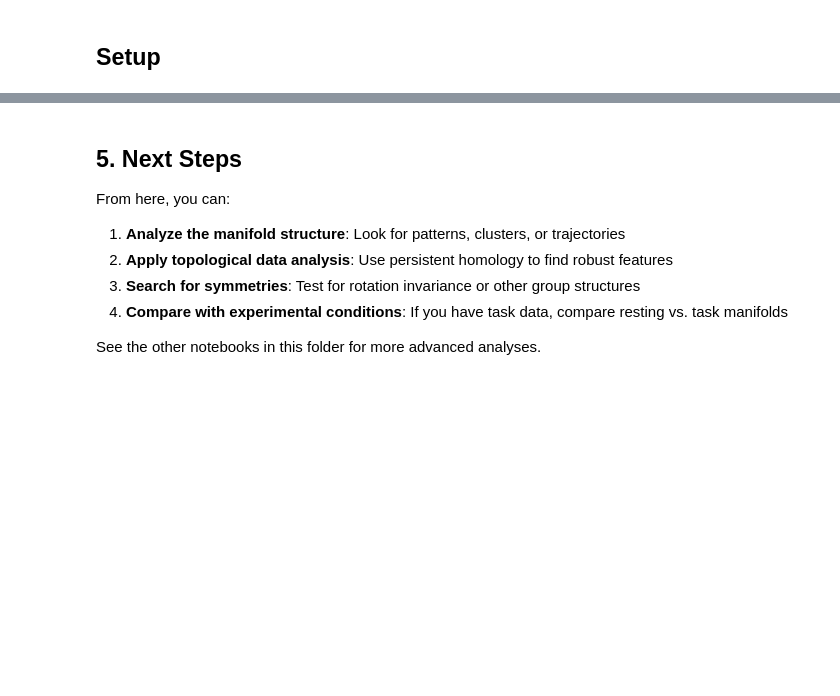
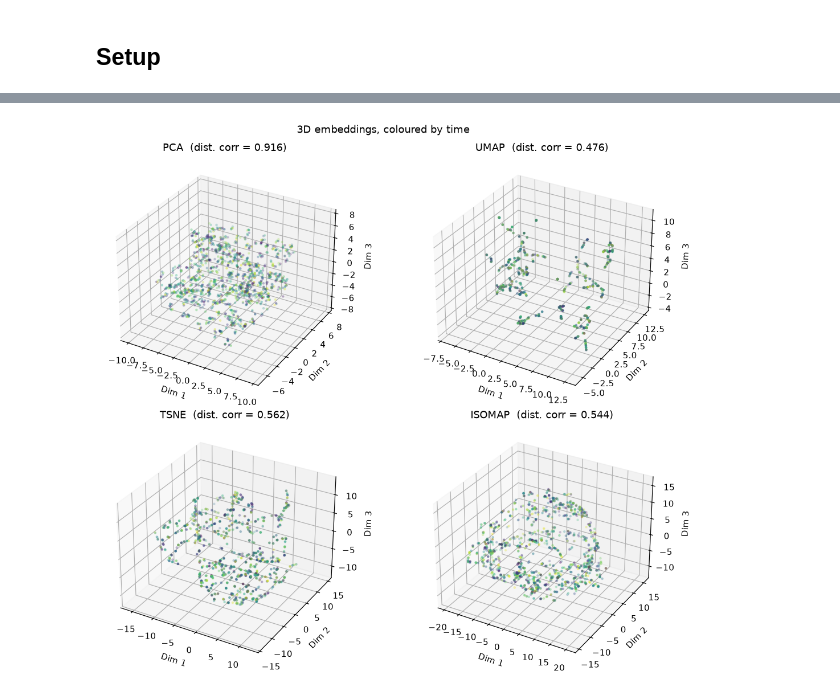
Before and after one commit to Jarmck-Cai/eeg_manifold, a Jupyter notebook: notebooks/00_quick_start.ipynb, the cells around one changed output, grey strips where cells are left out. Saved outputs shown, nothing was run; the diff lists cells and outputs as text; code cells hidden in the pictures; blank space fills up the shorter version.

```diff
--- a/notebooks/00_quick_start.ipynb
+++ b/notebooks/00_quick_start.ipynb
@@ -163,9 +176,8 @@ print(f"(True latent dimensionality was: {n_sources})")
 # %%
-# Compare multiple reduction methods
+idx_small = rng.choice(len(samples), size=1500, replace=False)
+subset_small = samples[idx_small]
+
 reduction_results = compare_reductions(
-    processed,
-    methods=['pca', 'umap', 'tsne', 'isomap'],
-    n_components=3,
-    compute_metrics=True,
-    verbose=True
+    subset_small, methods=['pca', 'umap', 'tsne', 'isomap'],
+    n_components=3, compute_metrics=True, verbose=True,
 )
@@ -172,47 +202,16 @@ reduction_results = compare_reductions(
 # %%
-# Visualize embeddings
-fig = plt.figure(figsize=(16, 12))
-
-methods = list(reduction_results.keys())
-n_methods = len(methods)
-
+methods = list(reduction_results)
+fig = plt.figure(figsize=(11, 9))
+colour = idx_small  # colour by time
 for i, method in enumerate(methods):
-    ax = fig.add_subplot(2, 2, i+1, projection='3d')
-
-    embedding = reduction_results[method].embedding
-
-    # Color by time (epoch index)
-    colors = np.arange(embedding.shape[0])
-
-    scatter = ax.scatter(
-        embedding[:, 0],
-        embedding[:, 1],
-        embedding[:, 2],
-        c=colors,
-        cmap='viridis',
-        s=20,
-        alpha=0.7
-    )
-
-    corr = reduction_results[method].metrics.get('distance_correlation', 'N/A')
-    corr_str = f"{corr:.3f}" if isinstance(corr, float) else corr
-
-    ax.set_title(f"{method.upper()}\n(dist. corr: {corr_str})")
-    ax.set_xlabel('Dim 1')
-    ax.set_ylabel('Dim 2')
-    ax.set_zlabel('Dim 3')
-
-plt.suptitle('3D Embeddings Comparison (colored by time)', fontsize=14, y=1.02)
-plt.tight_layout()
+    ax = fig.add_subplot(2, 2, i + 1, projection='3d')
+    emb = reduction_results[method].embedding
+    ax.scatter(emb[:, 0], emb[:, 1], emb[:, 2], c=colour, cmap='viridis', s=4, alpha=0.6)
+    corr = reduction_results[method].metrics.get('distance_correlation')
+    ax.set_title(f"{method.upper()}  (dist. corr = {corr:.3f})")
+    ax.set_xlabel('Dim 1'); ax.set_ylabel('Dim 2'); ax.set_zlabel('Dim 3')
+fig.suptitle('3D embeddings, coloured by time', y=0.98)
+fig.tight_layout()
 plt.show()
+# %% [output]
+[figure, added]
-# %% [markdown]
-## 5. Next Steps
-
-From here, you can:
-
-1. **Analyze the manifold structure**: Look for patterns, clusters, or trajectories
-2. **Apply topological data analysis**: Use persistent homology to find robust features
-3. **Search for symmetries**: Test for rotation invariance or other group structures
-4. **Compare with experimental conditions**: If you have task data, compare resting vs. task manifolds
-
-See the other notebooks in this folder for more advanced analyses.
```
Also changed, not shown: parts of 28 cells of this notebook, 38 other files.
